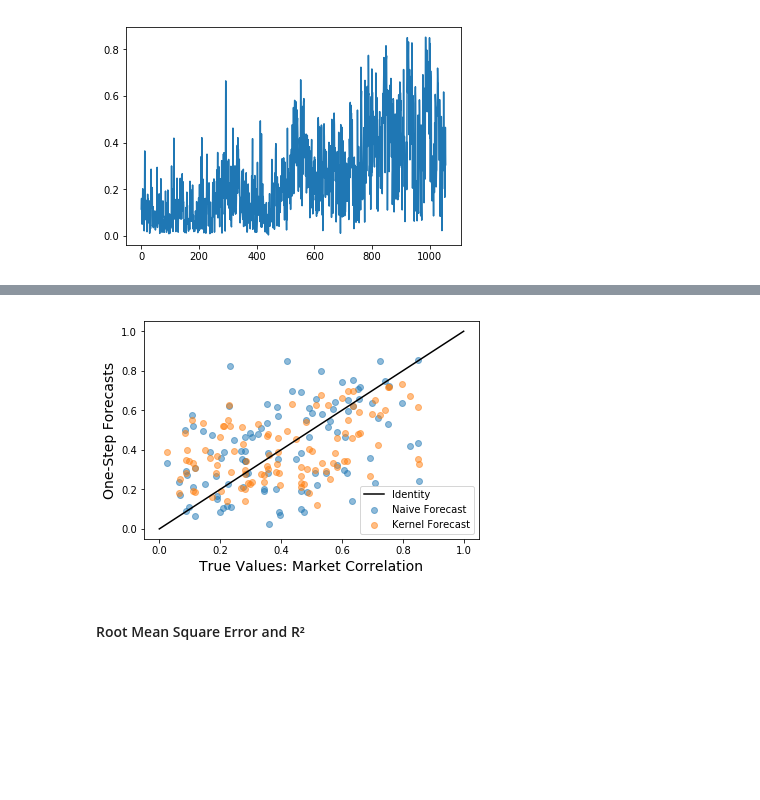
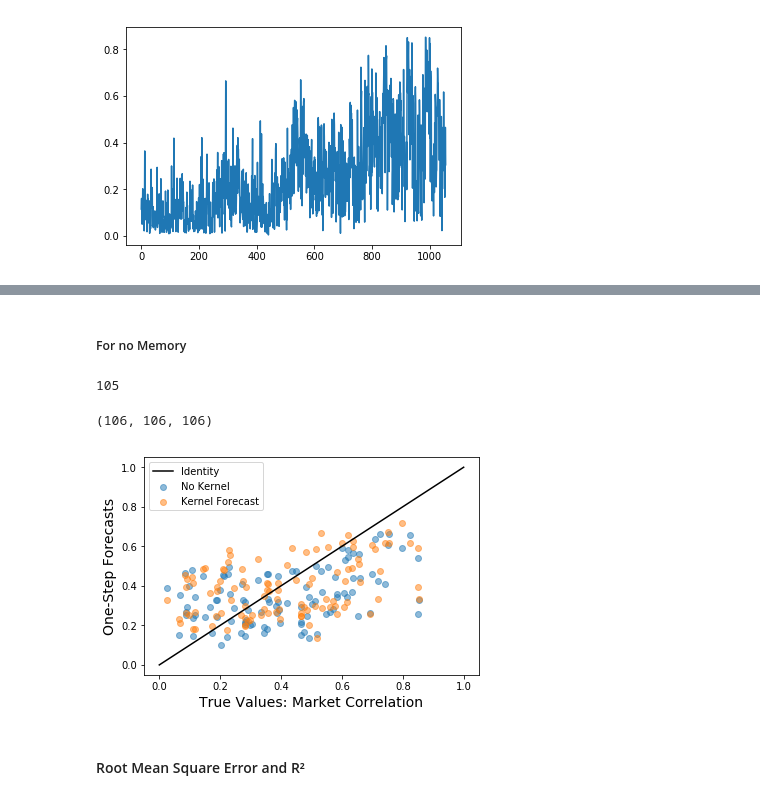
Before and after one commit to TobiasW1891/GLE-Market-Correlation, a Jupyter notebook: Prediction via GLE.ipynb, the cells around one changed output, grey strips where cells are left out. Cells and saved outputs as stored; diff of their text form; code cells hidden in the pictures; blank space fills up the shorter version.

```diff
--- a/Prediction via GLE.ipynb
+++ b/Prediction via GLE.ipynb
@@ -81,6 +95,6 @@ D1D2.head()
 Ensure that Kernel[1] is actually the lag-1-Kernel by adding a zeroth element
 # %%
 Kernel = [0]
-Kernel += list(np_vars["theta_MAPest_B10_K6.npy"][20:])
+Kernel += list(np_vars["theta_MAPest_B10_K3.npy"][20:])
 print(np.round(Kernel,3))
 # %% [output]
@@ -181,3 +215,19 @@ for i in range(L):
+# %%
+Means_0 = list()
+Stds_0 = list()
+TrueValues_0 = list()
+LastValues_0 = list()
+K_Length_0 = 0
+L_0 = len(X)-K_Length_0-1
+
+
+for i in range(L_0):
+    TrueValues_0 = TrueValues_0 +  [X[-L_0+i+1]]
+    mn, st = Prediction_mean_std(X[:-L_0+i], D1D2_0, Kernel, Binning=np_vars["edgesX_B10.npy"],
+                           deltaT = 1, K = K_Length_0)
+
+    Means_0 = Means_0 + [mn]
+    Stds_0 = Stds_0 + [st]
 # %% [markdown]
 ### Some Confidence Interval Checks
 # %%
@@ -272,16 +335,42 @@ for i in range(L):
+# %% [markdown]
+##### For no Memory
+# %%
+Means_0_test = list()
+Stds_0_test = list()
+TrueValues_0_test = list()
+LastValues_0_test = list()
+K_Length_0 = 0
+L_0 = len(test_data)+1  # +1 because first TrueValues is [X[-L+i+1]]
+
+print(L_0-1)
+for i in range(L_0):
+
+    mn, st = Prediction_mean_std(X_full[:-L_0+i], D1D2_0, Kernel, Binning=np_vars["edgesX_B10.npy"],
+                           deltaT = 1, K = K_Length_0)
+
+    TrueValues_0_test = TrueValues_0_test +  [X_full[-L+i+1]]
+    Means_0_test = Means_0_test + [mn]
+    Stds_0_test = Stds_0_test + [st]
+# %% [output]
+105
+# %%
+len(TrueValues_0_test), len(Means_0_test), len(TrueValues_test)
+# %% [output]
+(106, 106, 106)
 # %%
-plt.scatter(TrueValues_test, LastValues_test, label="Naive Forecast", alpha = 0.5)
+#plt.scatter(TrueValues_test, LastValues_test, label="Naive Forecast", alpha = 0.5)
+plt.scatter(TrueValues_0_test, Means_0_test, label="No Kernel", alpha = 0.5)
 
 plt.scatter(TrueValues_test, Means_test, label="Kernel Forecast", alpha = 0.5)
 
 fs = 14
 plt.xlabel("True Values: Market Correlation",fontsize = fs)
 plt.ylabel("One-Step Forecasts",fontsize = fs)
 plt.plot([0,1],[0,1], label="Identity", c ="k")
 plt.legend()
 plt.show()
 # %% [output]
-[figure, old version]
+[figure, new version]
 # %% [markdown]
 #### Root Mean Square Error and R²
 # %%
```
Also changed, not shown: parts of 27 cells of this notebook.
